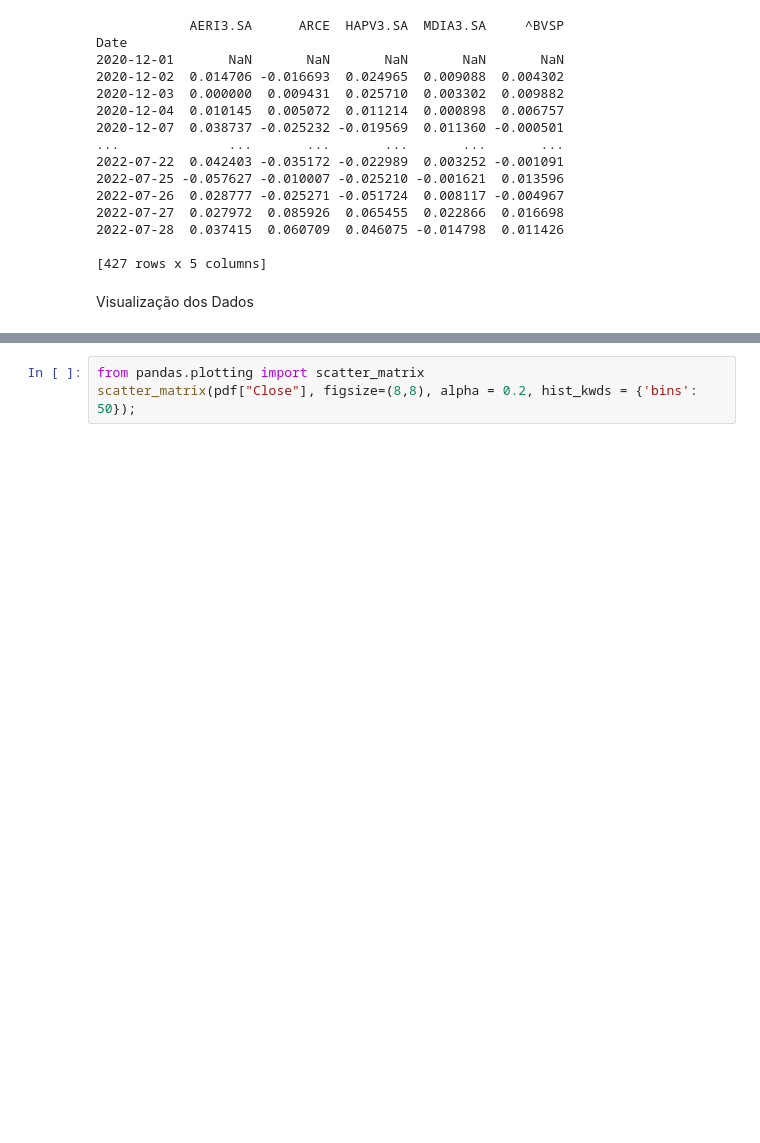
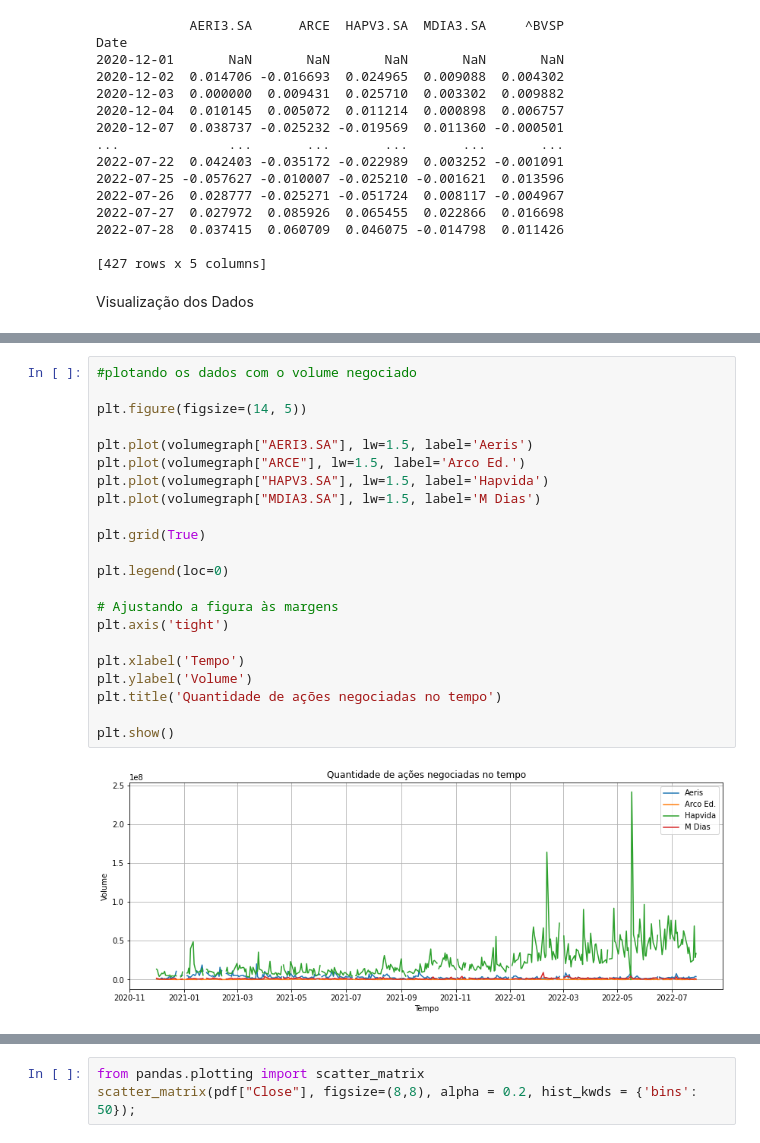
Before and after one commit to Glaufelix/Python-para-Analise-Quantitativa, a Jupyter notebook: Analise_beggin.ipynb, the cells around one changed output, grey strips where cells are left out. Saved outputs shown, nothing was run; the diff lists cells and outputs as text; blank space fills up the shorter version.

```diff
--- a/Analise_beggin.ipynb
+++ b/Analise_beggin.ipynb
@@ -146,0 +181,24 @@ Visualização dos Dados
+# %%
+#plotando os dados com o volume negociado
+
+plt.figure(figsize=(14, 5))
+
+plt.plot(volumegraph["AERI3.SA"], lw=1.5, label='Aeris')
+plt.plot(volumegraph["ARCE"], lw=1.5, label='Arco Ed.')
+plt.plot(volumegraph["HAPV3.SA"], lw=1.5, label='Hapvida')
+plt.plot(volumegraph["MDIA3.SA"], lw=1.5, label='M Dias')
+
+plt.grid(True)
+
+plt.legend(loc=0)
+
+# Ajustando a figura às margens
+plt.axis('tight')
+
+plt.xlabel('Tempo')
+plt.ylabel('Volume')
+plt.title('Quantidade de ações negociadas no tempo')
+
+plt.show()
+# %% [output]
+[figure, added]
```
Also changed, not shown: parts of 10 cells of this notebook.
